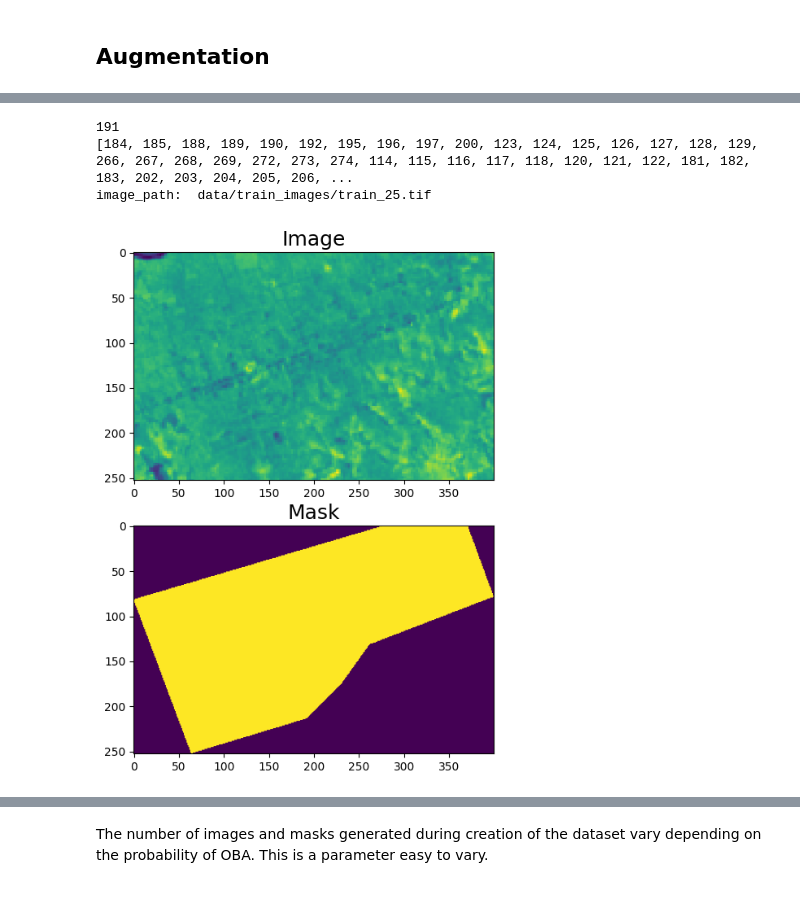
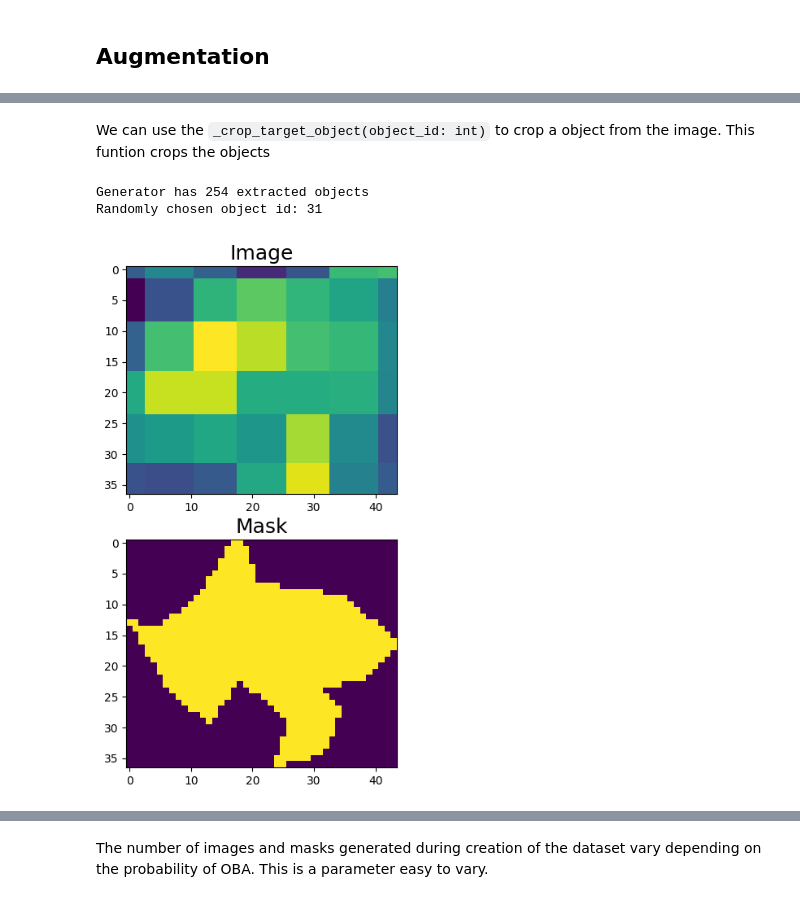
Before and after one commit to synneremmen/INF367A-Solafune, a Jupyter notebook: OBA/inspect_object_based_augmentation.ipynb, the cells around one changed output, grey strips where cells are left out. Cells and saved outputs as stored; diff of their text form; code cells hidden in the pictures.

```diff
--- a/OBA/inspect_object_based_augmentation.ipynb
+++ b/OBA/inspect_object_based_augmentation.ipynb
@@ -62,0 +49,12 @@ ValueError: Height and Width of image, mask or masks should be equal. You can di
+# %%
+# choose an image
+num = 0
+band = 0
+example_img = f'train_{num}.tif'
+
+# extract image and mask
+original_image = generator.images[example_img]["image"]
+original_mask = generator.masks[example_img]["image"]
+
+# prepare image and mask for augmentation so we don't augment the original image
+image, mask = generator._prepare_image_and_mask(original_image, original_mask)
@@ -62,0 +63,7 @@ ValueError: Height and Width of image, mask or masks should be equal. You can di
+# %%
+print("No augmentation")
+generator.augm_prob=1
+generator.color_augm_prob=0
+generator.geometric_augm_prob=0
+augmented_image, augmented_mask = generator._augment_image_mask(image, mask) # this augments the image and mask (code in augmentation.py)
+generator.visualize(augmented_image[band], augmented_mask)
@@ -62,0 +84,6 @@ ValueError: Height and Width of image, mask or masks should be equal. You can di
+# %%
+print("Color augmentation")
+generator.color_augm_prob=1
+augmented_image, augmented_mask = generator._augment_image_mask(image, mask)
+generator.visualize(augmented_image[band], augmented_mask)
+generator.color_augm_prob=0
@@ -63,13 +103,16 @@ ValueError: Height and Width of image, mask or masks should be equal. You can di
+# %% [markdown]
+We can use the `_crop_target_object(object_id: int)` to crop a object from the image. This funtion crops the objects
 # %%
-print(generator.num_of_extracted_objects)
+# extract a random object
+print("Generator has",generator.num_of_extracted_objects, "extracted objects")
 object_ids = [obj[-1] for obj in generator.extracted_objects]
-print(object_ids)
-num = random.choice(object_ids) # choose random object
-band = 5
-cropped_object, object_mask = generator._crop_target_object(num)
-generator.visualize(cropped_object[band], object_mask) # image: (12, 1024, 1024), mask: (1, 1024, 1024)
+obj_id = random.choice(object_ids)
+print("Randomly chosen object id:", obj_id)
+
+# crop and visualize the
+object_image, object_mask = generator._crop_target_object(obj_id)
+generator.visualize(object_image[band], object_mask) # image: (12, 1024, 1024), mask: (1, 1024, 1024)
 # %% [output]
-191
-[184, 185, 188, 189, 190, 192, 195, 196, 197, 200, 123, 124, 125, 126, 127, 128, 129, 266, 267, 268, 269, 272, 273, 274, 114, 115, 116, 117, 118, 120, 121, 122, 181, 182, 183, 202, 203, 204, 205, 206, ...
-image_path:  data/train_images/train_25.tif
+Generator has 254 extracted objects
+Randomly chosen object id: 31
-[figure, old version]
+[figure, new version]
```
Also changed, not shown: parts of 19 cells of this notebook, 2 other files.
